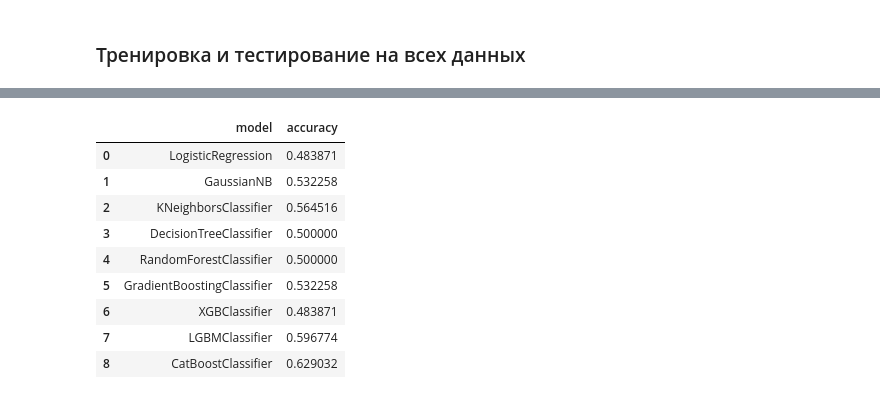
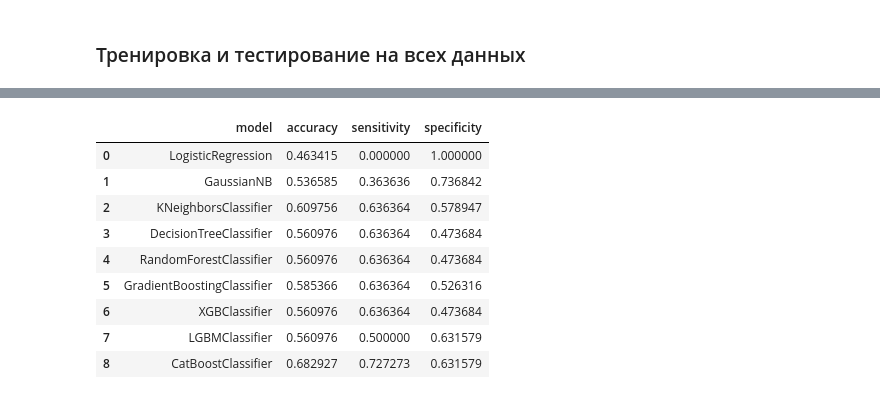
Before and after one commit to KaterinaSyrtsova/my_repo, a Jupyter notebook: vkr/spirals.ipynb, the cells around one changed output, grey strips where cells are left out. Cells and saved outputs as stored; diff of their text form; code cells hidden in the pictures.

```diff
--- a/vkr/spirals.ipynb
+++ b/vkr/spirals.ipynb
@@ -89,7 +80,7 @@ for i in range(0, 30):
 
 test = pd.concat([pd.Series(path, name="PNG"), pd.Series(LabelEncoder().fit_transform(test_data["CATEGORY"]), name="CATEGORY")], axis=1)
 # тренировка и тестирование
-xTrain, xTest, yTrain, yTest = train_test_split(pd.concat([train,test])[["PNG"]], pd.concat([train,test])["CATEGORY"], test_size=0.3, random_state=42)
+xTrain, xTest, yTrain, yTest = train_test_split(pd.concat([train,test])[["PNG"]], pd.concat([train,test])["CATEGORY"], test_size=0.2, random_state=42)
 #xTrain, yTrain, xTest, yTest = train[["PNG"]], train["CATEGORY"], test[["PNG"]], test["CATEGORY"]
 models = [LogisticRegression(solver="liblinear").fit(xTrain, yTrain),
            GaussianNB().fit(xTrain, yTrain),
@@ -100,11 +91,17 @@ models = [LogisticRegression(solver="liblinear").fit(xTrain, yTrain),
            XGBClassifier().fit(xTrain, yTrain),
            LGBMClassifier().fit(xTrain, yTrain),
            CatBoostClassifier(verbose=False).fit(xTrain, yTrain)]
-table_acc = pd.DataFrame(columns=['model','accuracy'])
+table_acc = pd.DataFrame(columns=['model','accuracy','sensitivity','specificity'])
 i = 0
 for model in models:
     predict = model.predict(xTest)
-    table_acc.loc[i] = [model.__class__.__name__, accuracy_score(yTest, predict)]
+    cm = confusion_matrix(yTest, predict).ravel()
+    tn, fp, fn, tp = cm
+    accuracy = (tp + tn) / float(cm.sum())
+    sensitivity = tp / float(tp + fn)
+    specificity = tn / float(tn + fp)
+    #table_acc.loc[i] = [model.__class__.__name__, accuracy_score(yTest, predict)]
+    table_acc.loc[i] = [model.__class__.__name__, accuracy, sensitivity, specificity]
     i += 1
 table_acc
 # %% [output]
@@ -187,8 +184,8 @@ plt.show()
 ### Тренировка и тестирование на сгенерированных изображениях
 # %%
 # тренировка и тестирование
-xTrain, xTest, yTrain, yTest = train_test_split(pd.concat([train_generate,test_generate])[["PNG"]], pd.concat([train_generate,test_generate])["CATEGORY"], test_size=0.3, random_state=42)
-#xTrain, yTrain, xTest, yTest = train[["PNG"]], train["CATEGORY"], test[["PNG"]], test["CATEGORY"]
+xTrain, xTest, yTrain, yTest = train_test_split(pd.concat([train_generate,test_generate])[["PNG"]], pd.concat([train_generate,test_generate])["CATEGORY"], test_size=0.2, random_state=42)
+#xTrain, yTrain, xTest, yTest = train_generate[["PNG"]], train_generate["CATEGORY"], test_generate[["PNG"]], test_generate["CATEGORY"]
 models = [LogisticRegression(solver="liblinear").fit(xTrain, yTrain),
            GaussianNB().fit(xTrain, yTrain),
            KNeighborsClassifier().fit(xTrain, yTrain),
@@ -198,11 +195,17 @@ models = [LogisticRegression(solver="liblinear").fit(xTrain, yTrain),
            XGBClassifier().fit(xTrain, yTrain),
            LGBMClassifier().fit(xTrain, yTrain),
            CatBoostClassifier(verbose=False).fit(xTrain, yTrain)]
-table_acc = pd.DataFrame(columns=['model','accuracy'])
+table_acc = pd.DataFrame(columns=['model','accuracy','sensitivity','specificity'])
 i = 0
 for model in models:
     predict = model.predict(xTest)
-    table_acc.loc[i] = [model.__class__.__name__, accuracy_score(yTest, predict)]
+    cm = confusion_matrix(yTest, predict).ravel()
+    tn, fp, fn, tp = cm
+    accuracy = (tp + tn) / float(cm.sum())
+    sensitivity = tp / float(tp + fn)
+    specificity = tn / float(tn + fp)
+    #table_acc.loc[i] = [model.__class__.__name__, accuracy_score(yTest, predict)]
+    table_acc.loc[i] = [model.__class__.__name__, accuracy, sensitivity, specificity]
     i += 1
 table_acc
 # %% [output]
@@ -221,8 +224,8 @@ table_acc
 ### Тренировка и тестирование на всех данных
 # %%
 # тренировка и тестирование
-xTrain, xTest, yTrain, yTest = train_test_split(pd.concat([train,test,train_generate,test_generate])[["PNG"]], pd.concat([train,test,train_generate,test_generate])["CATEGORY"], test_size=0.3, random_state=42)
-#xTrain, yTrain, xTest, yTest = train[["PNG"]], train["CATEGORY"], test[["PNG"]], test["CATEGORY"]
+xTrain, xTest, yTrain, yTest = train_test_split(pd.concat([train,test,train_generate,test_generate])[["PNG"]], pd.concat([train,test,train_generate,test_generate])["CATEGORY"], test_size=0.2, random_state=42)
+#xTrain, yTrain, xTest, yTest = pd.concat([train,train_generate])[["PNG"]], pd.concat([train,train_generate])["CATEGORY"], pd.concat([test,test_generate])[["PNG"]], pd.concat([test,test_generate])["CATEGORY"]
 models = [LogisticRegression(solver="liblinear").fit(xTrain, yTrain),
            GaussianNB().fit(xTrain, yTrain),
            KNeighborsClassifier().fit(xTrain, yTrain),
@@ -232,11 +235,17 @@ models = [LogisticRegression(solver="liblinear").fit(xTrain, yTrain),
            XGBClassifier().fit(xTrain, yTrain),
            LGBMClassifier().fit(xTrain, yTrain),
            CatBoostClassifier(verbose=False).fit(xTrain, yTrain)]
-table_acc = pd.DataFrame(columns=['model','accuracy'])
+table_acc = pd.DataFrame(columns=['model','accuracy','sensitivity','specificity'])
 i = 0
 for model in models:
     predict = model.predict(xTest)
-    table_acc.loc[i] = [model.__class__.__name__, accuracy_score(yTest, predict)]
+    cm = confusion_matrix(yTest, predict).ravel()
+    tn, fp, fn, tp = cm
+    accuracy = (tp + tn) / float(cm.sum())
+    sensitivity = tp / float(tp + fn)
+    specificity = tn / float(tn + fp)
+    #table_acc.loc[i] = [model.__class__.__name__, accuracy_score(yTest, predict)]
+    table_acc.loc[i] = [model.__class__.__name__, accuracy, sensitivity, specificity]
     i += 1
 table_acc
 # %% [output]
@@ -244,10 +253,10 @@ table_acc
-|  | model | accuracy |
-| 0 | LogisticRegression | 0.483871 |
-| 1 | GaussianNB | 0.532258 |
-| 2 | KNeighborsClassifier | 0.564516 |
-| 3 | DecisionTreeClassifier | 0.500000 |
-| 4 | RandomForestClassifier | 0.500000 |
-| 5 | GradientBoostingClassifier | 0.532258 |
-| 6 | XGBClassifier | 0.483871 |
-| 7 | LGBMClassifier | 0.596774 |
-| 8 | CatBoostClassifier | 0.629032 |
+|  | model | accuracy | sensitivity | specificity |
+| 0 | LogisticRegression | 0.463415 | 0.000000 | 1.000000 |
+| 1 | GaussianNB | 0.536585 | 0.363636 | 0.736842 |
+| 2 | KNeighborsClassifier | 0.609756 | 0.636364 | 0.578947 |
+| 3 | DecisionTreeClassifier | 0.560976 | 0.636364 | 0.473684 |
+| 4 | RandomForestClassifier | 0.560976 | 0.636364 | 0.473684 |
+| 5 | GradientBoostingClassifier | 0.585366 | 0.636364 | 0.526316 |
+| 6 | XGBClassifier | 0.560976 | 0.636364 | 0.473684 |
+| 7 | LGBMClassifier | 0.560976 | 0.500000 | 0.631579 |
+| 8 | CatBoostClassifier | 0.682927 | 0.727273 | 0.631579 |
```
Also changed, not shown: parts of 8 cells of this notebook.
